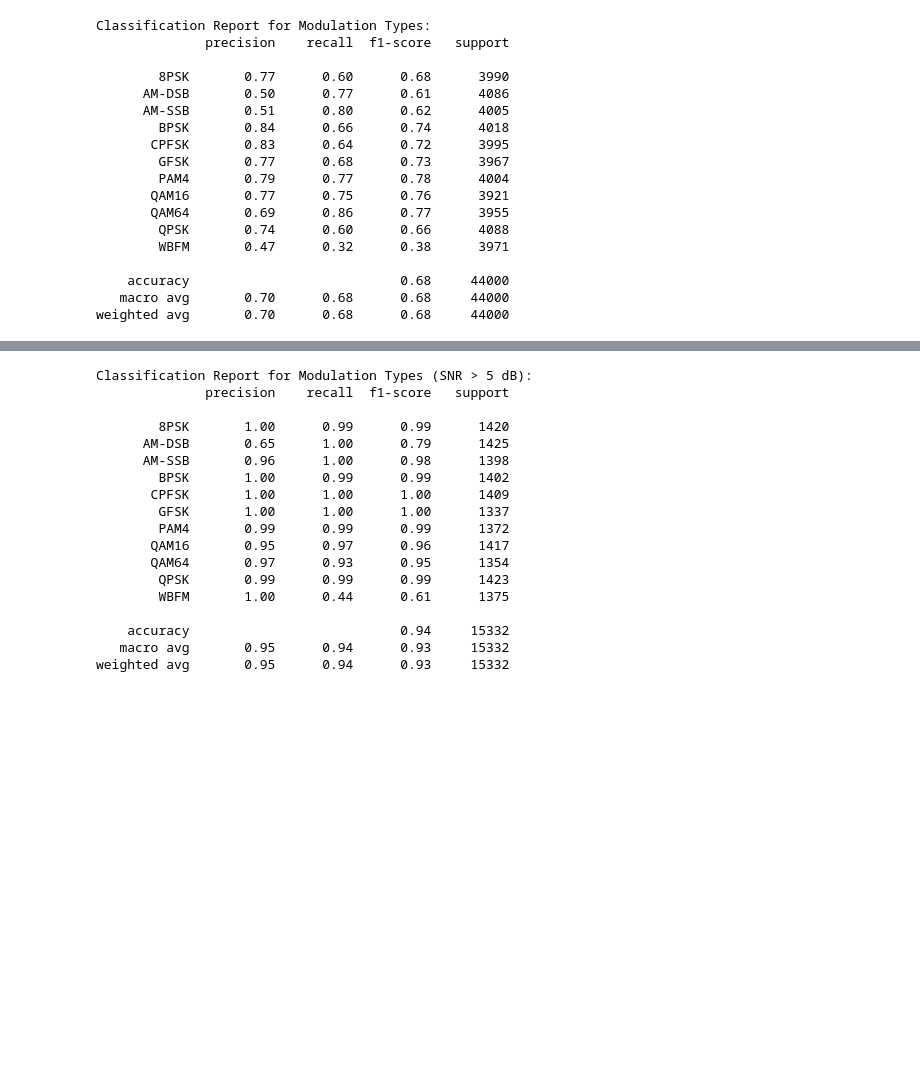
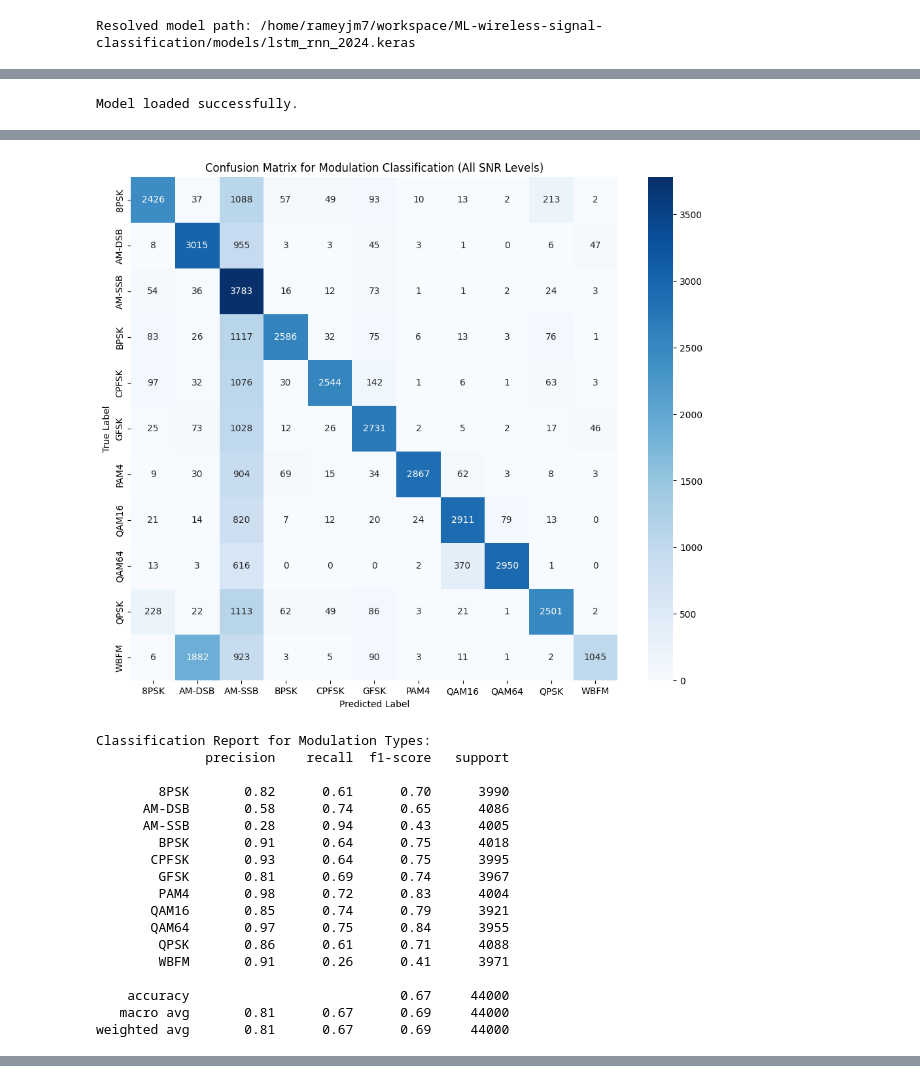
Before and after one commit to rameyjm7/ML-wireless-signal-classification, a Jupyter notebook: notebooks/rnn_lstm.ipynb, the cells around one changed output, grey strips where cells are left out. Cells and saved outputs as stored; diff of their text form; code cells hidden in the pictures; blank space fills up the shorter version.

```diff
--- a/notebooks/rnn_lstm.ipynb
+++ b/notebooks/rnn_lstm.ipynb
@@ -8,13 +8,21 @@ from sklearn.model_selection import train_test_split
 from sklearn.preprocessing import LabelEncoder
 from tensorflow.keras.models import load_model
 import tensorflow as tf
+import os
 
-# Load the pre-trained RNN/LSTM model
-model_path = "../models/rnn_lstm_w_SNR_5_2_1.keras"
+# Always resolve path relative to the project root
+project_root = os.path.abspath(os.path.join(os.getcwd(), ".."))
+model_path = os.path.join(project_root, "models", "lstm_rnn_2024.keras")
+
+print("Resolved model path:", model_path)
+assert os.path.exists(model_path), f"Model file not found: {model_path}"
+
 model = load_model(model_path)
+print("Model loaded successfully.")
+
 
 # Load the data
-with open("../RML2016.10a_dict.pkl", "rb") as f:
+with open("../data/RML2016/RML2016.10a_dict.pkl", "rb") as f:
     data = pickle.load(f, encoding="latin1")
 
 # Prepare the data using your specific format
@@ -106,18 +99 @@ To enable the following instructions: AVX2 FMA, in other operations, rebuild Ten
-Classification Report for Modulation Types:
-              precision    recall  f1-score   support
-
-        8PSK       0.77      0.60      0.68      3990
-      AM-DSB       0.50      0.77      0.61      4086
-      AM-SSB       0.51      0.80      0.62      4005
-        BPSK       0.84      0.66      0.74      4018
-       CPFSK       0.83      0.64      0.72      3995
-        GFSK       0.77      0.68      0.73      3967
-        PAM4       0.79      0.77      0.78      4004
-       QAM16       0.77      0.75      0.76      3921
-       QAM64       0.69      0.86      0.77      3955
-        QPSK       0.74      0.60      0.66      4088
-        WBFM       0.47      0.32      0.38      3971
-
-    accuracy                           0.68     44000
-   macro avg       0.70      0.68      0.68     44000
-weighted avg       0.70      0.68      0.68     44000
+Resolved model path: /home/rameyjm7/workspace/ML-wireless-signal-classification/models/lstm_rnn_2024.keras
@@ -135,0 +117 @@ weighted avg       0.70      0.68      0.68     44000
+Model loaded successfully.
@@ -136,19 +120,20 @@ weighted avg       0.70      0.68      0.68     44000
+[figure, new version]
+Classification Report for Modulation Types:
+              precision    recall  f1-score   support
+
+        8PSK       0.82      0.61      0.70      3990
+      AM-DSB       0.58      0.74      0.65      4086
+      AM-SSB       0.28      0.94      0.43      4005
+        BPSK       0.91      0.64      0.75      4018
+       CPFSK       0.93      0.64      0.75      3995
+        GFSK       0.81      0.69      0.74      3967
+        PAM4       0.98      0.72      0.83      4004
+       QAM16       0.85      0.74      0.79      3921
+       QAM64       0.97      0.75      0.84      3955
+        QPSK       0.86      0.61      0.71      4088
+        WBFM       0.91      0.26      0.41      3971
+
+    accuracy                           0.67     44000
+   macro avg       0.81      0.67      0.69     44000
+weighted avg       0.81      0.67      0.69     44000
 [figure]
-Classification Report for Modulation Types (SNR > 5 dB):
-              precision    recall  f1-score   support
-
-        8PSK       1.00      0.99      0.99      1420
-      AM-DSB       0.65      1.00      0.79      1425
-      AM-SSB       0.96      1.00      0.98      1398
-        BPSK       1.00      0.99      0.99      1402
-       CPFSK       1.00      1.00      1.00      1409
-        GFSK       1.00      1.00      1.00      1337
-        PAM4       0.99      0.99      0.99      1372
-       QAM16       0.95      0.97      0.96      1417
-       QAM64       0.97      0.93      0.95      1354
-        QPSK       0.99      0.99      0.99      1423
-        WBFM       1.00      0.44      0.61      1375
-
-    accuracy                           0.94     15332
-   macro avg       0.95      0.94      0.93     15332
-weighted avg       0.95      0.94      0.93     15332
```
Also changed, not shown: parts of 3 cells of this notebook, 11 other files.
